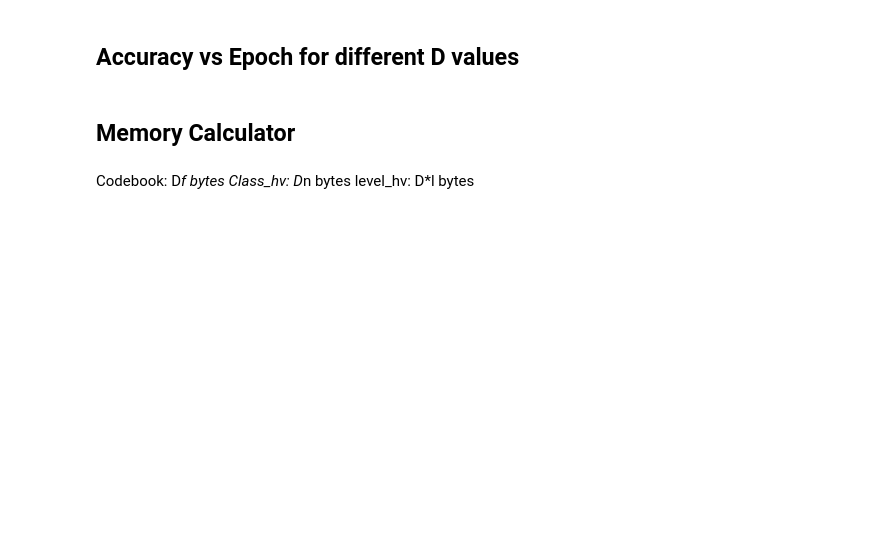
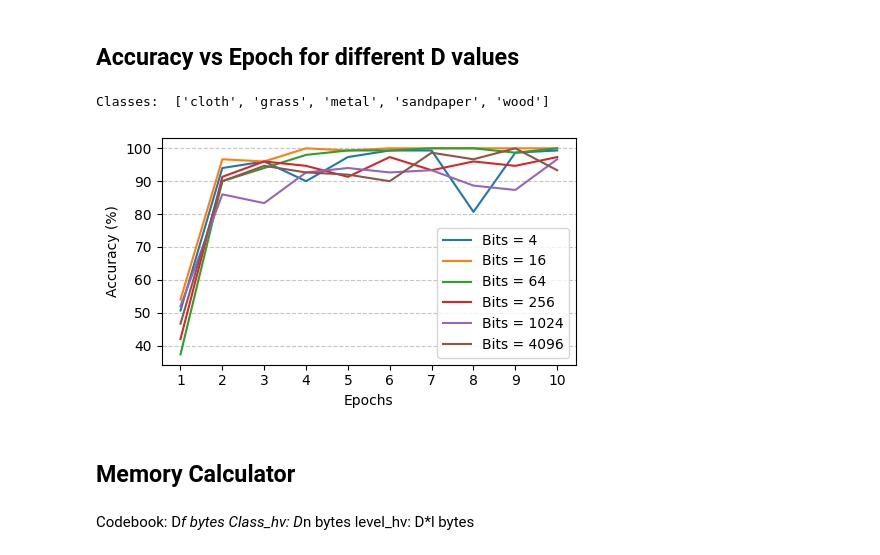
Before and after one commit to sevenseasofbri/terrain-classifier, a Jupyter notebook: hdc/test.ipynb, the cells around one changed output. Cells and saved outputs as stored; diff of their text form; code cells hidden in the pictures; blank space fills up the shorter version.

```diff
--- a/hdc/test.ipynb
+++ b/hdc/test.ipynb
@@ -769,11 +1397,11 @@ dataset = (dataset - dataset.min(axis=0)) / (dataset.max(axis=0) - dataset.min(a
 
 # generate codebooks
 D = 100  # Hypervector dimensionality
-LEVELS = 256 # quantization levels
+LEVELS = 64 # quantization levels
 
-D_values = [2**2, 2**4, 2**6, 2**8] # levels
+D_values = [2**2, 2**4, 2**6, 2**8, 2**10, 2**12] # levels
 # D_values = [2**6, 2**8, 2**10, 2**12]
-# D_values = [10, 50, 100, 1000] # D
+# D_values = [10, 50, 100, 500, 1000, 1000] # D
 accuracy_values = []
 
 for LEVELS in D_values:
@@ -792,36 +1420,36 @@ for LEVELS in D_values:
 
 
     # create weights folder if it doesn't exist
-    if not os.path.exists("weights"):
-        os.makedirs("weights")
+    # if not os.path.exists("weights"):
+    #     os.makedirs("weights")
 
     accuracys = []
-    for i in range(20):
+    for i in range(10):
         # train the classifier
         class_hvs = train_hd_classifier(vectors, labels, codebook, value_level_hvs, D, LEVELS, epochs=i+1)
-
-        # # Save the trained model
-        # np.save("weights/class_hvs.npy", class_hvs) # save class hypervectors
-        # np.save("weights/codebook.npy", codebook) # save codebook
-        # np.save("weights/value_level_hvs.npy", value_level_hvs) # save value level hypervectors
-        # np.save("weights/label_to_id.npy", label_to_id) # save label_to_id mapping
 
         acc = evaluate_hd(vectors, labels, class_hvs)
         accuracys.append(acc*100)
         # print(f"{i+1}: Training accuracy: {acc * 100:.2f}%")
     accuracy_values.append(accuracys)
+# %% [output]
+Classes:  ['cloth', 'grass', 'metal', 'sandpaper', 'wood']
 # %%
 # --- Plotting the results ---
-plt.figure(figsize=(10, 6))
+plt.figure(figsize=(5, 3))
 for i, D in enumerate(D_values):
-    plt.plot(range(1, 21), accuracy_values[i], label=f'D = {D}')
+    plt.plot(range(1, len(accuracys)+1), accuracy_values[i], label=f'Bits = {D}')
+    # plt.plot(range(1, len(accuracys)+1), accuracy_values[i], label=f'D = {D}')
 plt.xlabel('Epochs')
 plt.ylabel('Accuracy (%)')
 # plt.title('Training Accuracy vs Epochs for Different D Values')
-plt.xticks(range(1, 21))
-plt.grid()
+plt.xticks(range(1, len(accuracys)+1))
+plt.grid(axis='y', linestyle='--', alpha=0.7)
 plt.legend()
 plt.tight_layout()
+plt.savefig("LvsAcc.pdf", bbox_inches='tight')
+# %% [output]
+[figure, added]
 # %% [markdown]
 ## Memory Calculator
 # %% [markdown]
```
Also changed, not shown: parts of 32 cells of this notebook.
